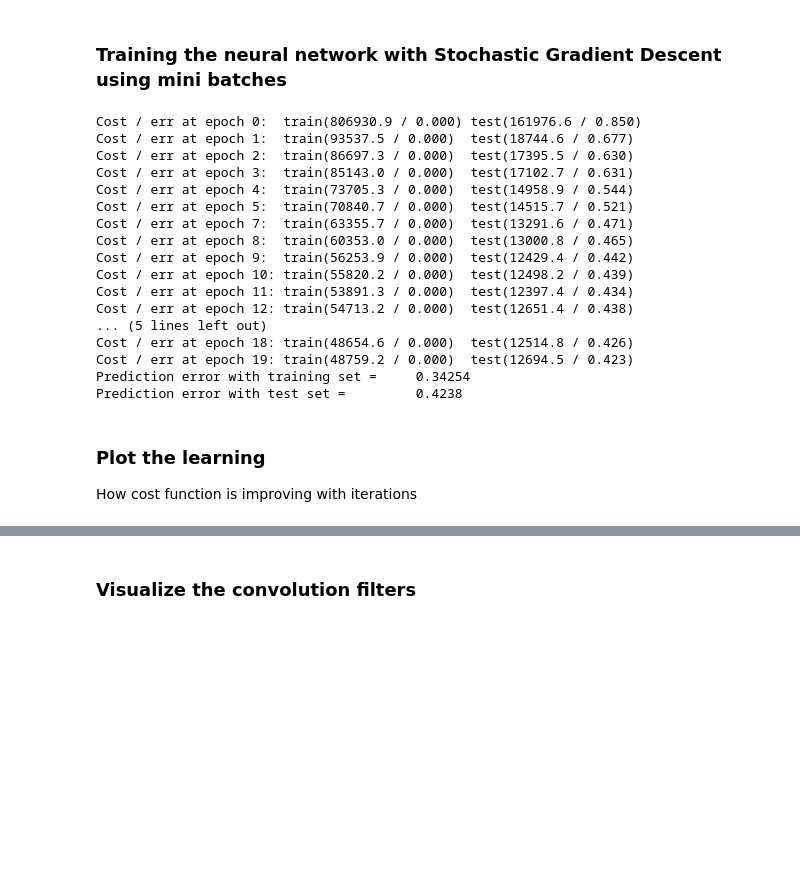
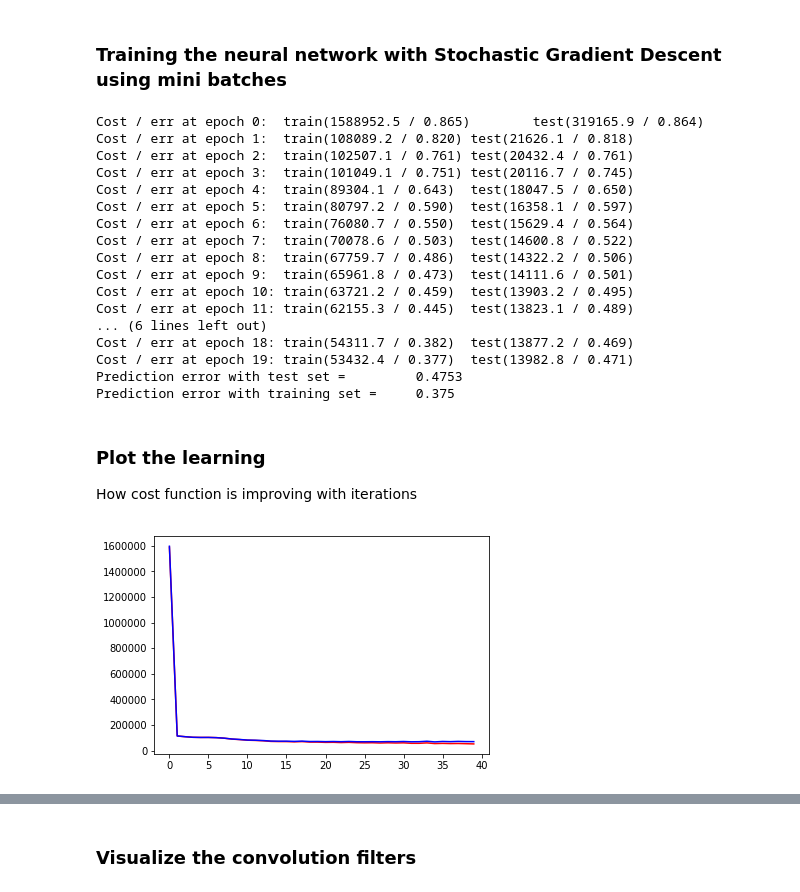
Before and after one commit to tarunkp/CNN_RNN_with_Tensorflow, a Jupyter notebook: CNN_Tensorflow_2_CIFAR10.ipynb, the cells around one changed output, grey strips where cells are left out. Cells and saved outputs as stored; diff of their text form; code cells hidden in the pictures; blank space fills up the shorter version.

```diff
--- a/CNN_Tensorflow_2_CIFAR10.ipynb
+++ b/CNN_Tensorflow_2_CIFAR10.ipynb
@@ -238,8 +238,8 @@ n_batches = Ntr // batch_sz
 
 #t0 = datetime.now()
 
-tr_costs = []
-tt_costs = []
+tr_costs, tt_costs = [], []
+tr_errors, tt_errors = [], []
 W1_val = None
 W2_val = None
 
@@ -269,43 +269,56 @@ with tf.Session() as session:
                     first = 0
                     tr_pred, tr_err = 0, 0
                     # Disabled to save runtime
-                    #tr_pred = predict(session, predict_op, tfX, Xtrain, 1000)
-                    #tr_err = error_rate(tr_pred, Ytrain)
+                    tr_pred = predict(session, predict_op, tfX, Xtrain, 1000)
+                    tr_err = error_rate(tr_pred, Ytrain)
+                    tr_errors.append(tr_err)
                     tt_pred, tt_err = 0, 0
                     tt_pred = predict(session, predict_op, tfX, Xtest, 1000)
                     tt_err = error_rate(tt_pred, Ytest)
-                    print("Cost / err at epoch %d:\ttrain(%.1f / %.3f)\ttest(%.1f / %.3f / %.3f)"
-                          % (epoch, tr_cost, tr_err, tt_cost, tt_err, tt_err2))
+                    tt_errors.append(tt_err)
+                    print("Cost / err at epoch %d:\ttrain(%.1f / %.3f)\ttest(%.1f / %.3f)"
+                          % (epoch, tr_cost, tr_err, tt_cost, tt_err))
 
     W1_val = W1.eval()
     W2_val = W2.eval()
 
     tt_pred = predict(session, predict_op, tfX, Xtest, 1000)
     tt_err = error_rate(tt_pred, Ytest)
+    tt_errors.append(tt_err)
     print("Prediction error with test set =\t", tt_err)
     tr_pred = predict(session, predict_op, tfX, Xtrain, 1000)
     tr_err = error_rate(tr_pred, Ytrain)
+    tr_errors.append(tr_err)
     print("Prediction error with training set =\t", tr_err)
 # %% [output]
-Cost / err at epoch 0:  train(806930.9 / 0.000) test(161976.6 / 0.850)
-Cost / err at epoch 1:  train(93537.5 / 0.000)  test(18744.6 / 0.677)
-Cost / err at epoch 2:  train(86697.3 / 0.000)  test(17395.5 / 0.630)
-Cost / err at epoch 3:  train(85143.0 / 0.000)  test(17102.7 / 0.631)
-Cost / err at epoch 4:  train(73705.3 / 0.000)  test(14958.9 / 0.544)
-Cost / err at epoch 5:  train(70840.7 / 0.000)  test(14515.7 / 0.521)
-Cost / err at epoch 7:  train(63355.7 / 0.000)  test(13291.6 / 0.471)
-Cost / err at epoch 8:  train(60353.0 / 0.000)  test(13000.8 / 0.465)
-Cost / err at epoch 9:  train(56253.9 / 0.000)  test(12429.4 / 0.442)
-Cost / err at epoch 10: train(55820.2 / 0.000)  test(12498.2 / 0.439)
-Cost / err at epoch 11: train(53891.3 / 0.000)  test(12397.4 / 0.434)
-Cost / err at epoch 12: train(54713.2 / 0.000)  test(12651.4 / 0.438)
-... (5 lines left out)
-Cost / err at epoch 18: train(48654.6 / 0.000)  test(12514.8 / 0.426)
-Cost / err at epoch 19: train(48759.2 / 0.000)  test(12694.5 / 0.423)
-Prediction error with training set =     0.34254
-Prediction error with test set =         0.4238
+Cost / err at epoch 0:  train(1588952.5 / 0.865)        test(319165.9 / 0.864)
+Cost / err at epoch 1:  train(108089.2 / 0.820) test(21626.1 / 0.818)
+Cost / err at epoch 2:  train(102507.1 / 0.761) test(20432.4 / 0.761)
+Cost / err at epoch 3:  train(101049.1 / 0.751) test(20116.7 / 0.745)
+Cost / err at epoch 4:  train(89304.1 / 0.643)  test(18047.5 / 0.650)
+Cost / err at epoch 5:  train(80797.2 / 0.590)  test(16358.1 / 0.597)
+Cost / err at epoch 6:  train(76080.7 / 0.550)  test(15629.4 / 0.564)
+Cost / err at epoch 7:  train(70078.6 / 0.503)  test(14600.8 / 0.522)
+Cost / err at epoch 8:  train(67759.7 / 0.486)  test(14322.2 / 0.506)
+Cost / err at epoch 9:  train(65961.8 / 0.473)  test(14111.6 / 0.501)
+Cost / err at epoch 10: train(63721.2 / 0.459)  test(13903.2 / 0.495)
+Cost / err at epoch 11: train(62155.3 / 0.445)  test(13823.1 / 0.489)
+... (6 lines left out)
+Cost / err at epoch 18: train(54311.7 / 0.382)  test(13877.2 / 0.469)
+Cost / err at epoch 19: train(53432.4 / 0.377)  test(13982.8 / 0.471)
+Prediction error with test set =         0.4753
+Prediction error with training set =     0.375
 # %% [markdown]
 ### Plot the learning
 
 How cost function is improving with iterations
+# %%
+plt.plot(tr_costs, 'r')
+# Scale the Test cost to be comparable with Train cost
+scale = Ytrain.shape[0] / Ytest.shape[0]
+scalled_tt_costs = [c * scale for c in tt_costs]
+plt.plot(scalled_tt_costs, 'b')
+plt.show()
+# %% [output]
+[figure, added]
 # %%
```
Also changed, not shown: parts of 5 cells of this notebook.
